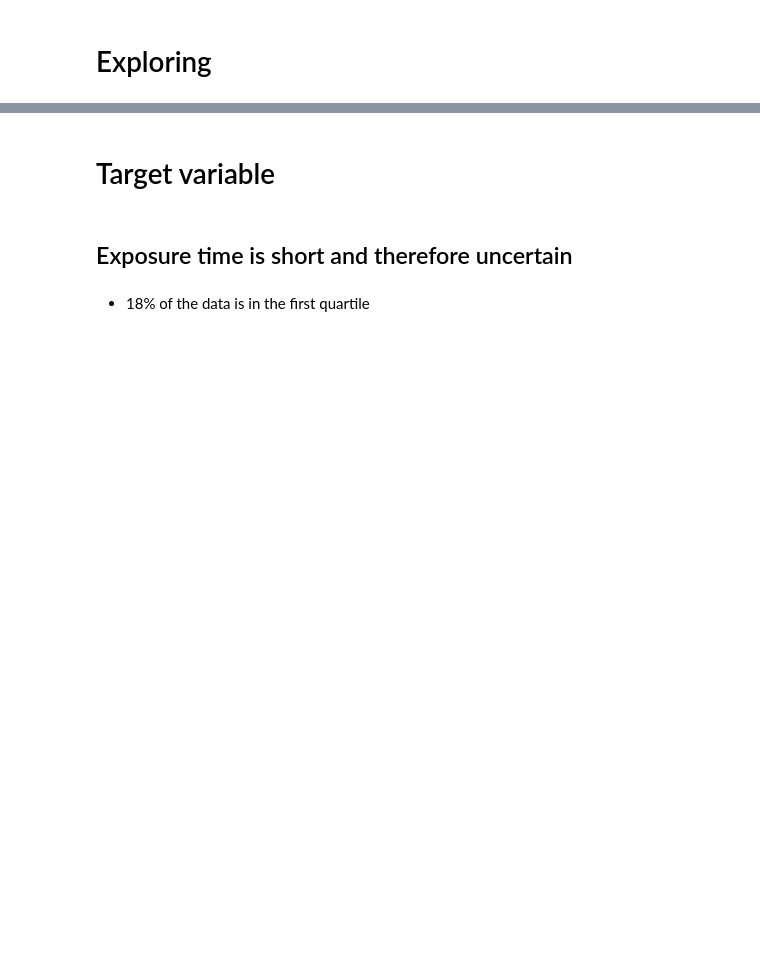
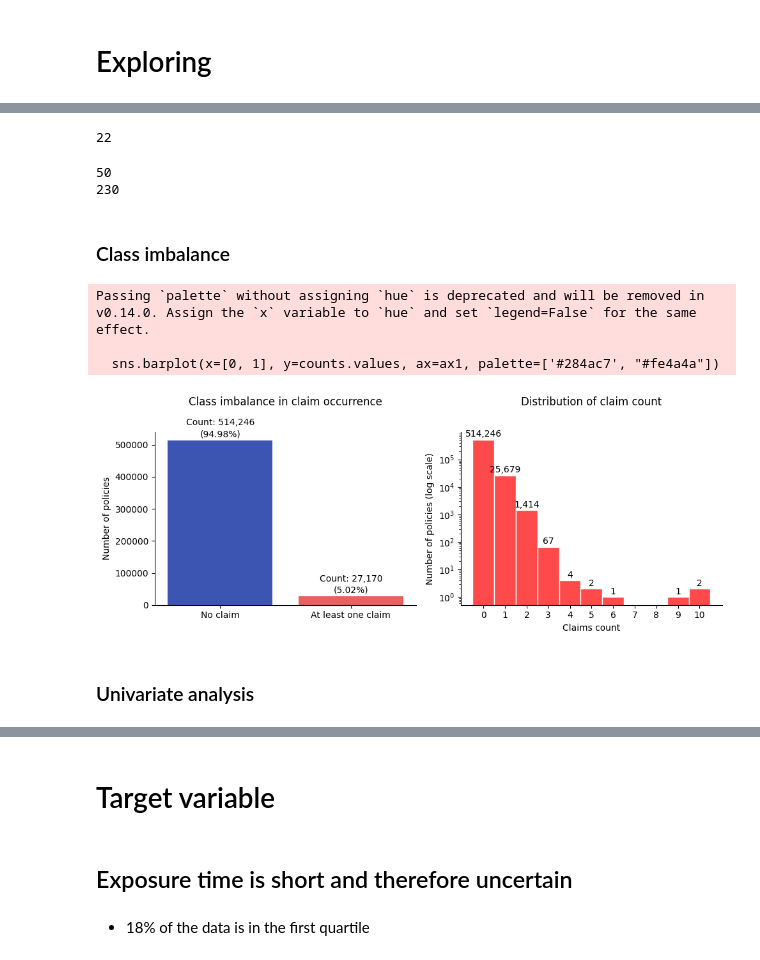
Before and after one commit to philipmunster/car-insurance-ML-ITU, a Jupyter notebook: philip/eda.ipynb, the cells around one changed output, grey strips where cells are left out. Saved outputs shown, nothing was run; the diff lists cells and outputs as text; code cells hidden in the pictures; blank space fills up the shorter version.

```diff
--- a/philip/eda.ipynb
+++ b/philip/eda.ipynb
@@ -174,0 +53,10 @@ Name: DrivAge, dtype: float64
+# %%
+len(clean_training_df['Region'].unique())
+# %% [output]
+22
+# %%
+print(clean_training_df['BonusMalus'].min())
+print(clean_training_df['BonusMalus'].max())
+# %% [output]
+50
+230
@@ -174,0 +68,56 @@ Name: DrivAge, dtype: float64
+# %% [markdown]
+### Class imbalance
+# %%
+import matplotlib.pyplot as plt
+import seaborn as sns
+
+clean_training_df['has_claim'] = (clean_training_df['target'] > 0).astype(int)
+counts = clean_training_df['has_claim'].value_counts(normalize=False)
+percentages = clean_training_df['has_claim'].value_counts(normalize=True) * 100
+
+fig, axes = plt.subplots(1, 2, figsize=(10, 4))  # 1 row, 2 columns
+ax1, ax2 = axes
+
+sns.barplot(x=[0, 1], y=counts.values, ax=ax1, palette=['#284ac7', "#fe4a4a"])
+ax1.set_xticklabels(['No claim', 'At least one claim'])
+ax1.set_ylabel('Number of policies')
+ax1.set_title('Class imbalance in claim occurrence', pad=30)
+
+for i, v in enumerate(counts.values):
+    ax1.text(i, v + 40000, f'Count: {v:,}',
+             ha='center', va='bottom', fontsize=10)
+    ax1.text(i, v + 5000, f'({percentages[i]:.2f}%)',
+             ha='center', va='bottom', fontsize=10)
+
+sns.despine(ax=ax1)
+
+counts2, bins, patches = ax2.hist(clean_training_df['ClaimNb'], bins=range(0, 12),
+                                 color='#fe4a4a', edgecolor='white')
+ax2.set_yscale('log')
+ax2.set_xlabel('Claims count')
+ax2.set_ylabel('Number of policies (log scale)')
+ax2.set_title('Distribution of claim count', pad=30)
+
+# Center ticks under bars
+bin_centers = 0.5 * (bins[:-1] + bins[1:])
+ax2.set_xticks(bin_centers)
+ax2.set_xticklabels([str(int(b)) for b in bins[:-1]])
+
+# Annotate bar counts
+for c, x in zip(counts2, bin_centers):
+    if c > 0:
+        ax2.text(x, c * 1.1, f'{int(c):,}',
+                 ha='center', va='bottom', fontsize=10)
+
+ax2.spines['right'].set_visible(False)
+ax2.spines['top'].set_visible(False)
+
+plt.tight_layout()
+plt.show()
+# %% [output]
+Passing `palette` without assigning `hue` is deprecated and will be removed in v0.14.0. Assign the `x` variable to `hue` and set `legend=False` for the same effect.
+
+  sns.barplot(x=[0, 1], y=counts.values, ax=ax1, palette=['#284ac7', "#fe4a4a"])
+[figure, added]
+# %% [markdown]
+### Univariate analysis
```
Also changed, not shown: parts of 49 cells of this notebook, 10 other files.
